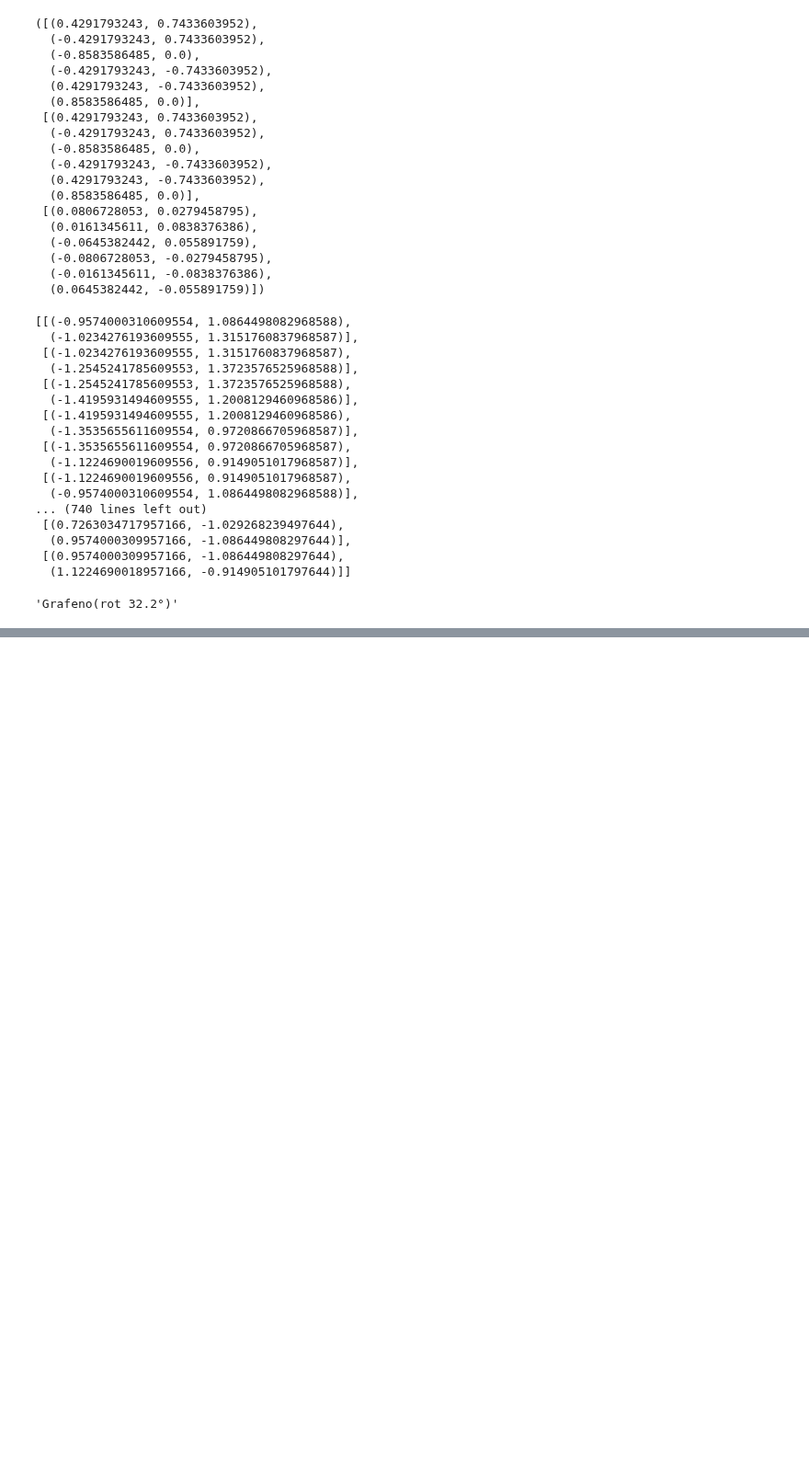
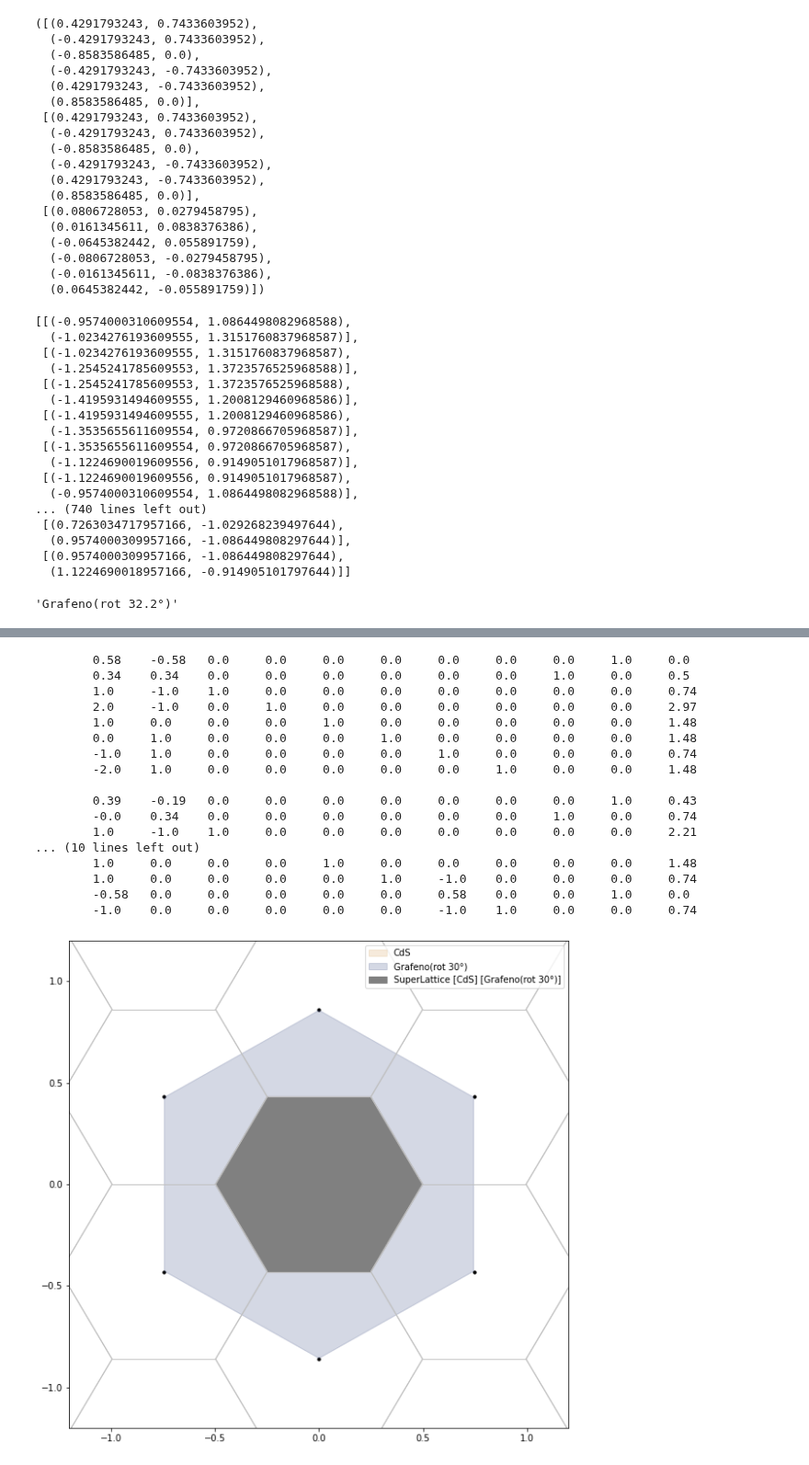
Before and after one commit to OssielAg/SS, a Jupyter notebook: SuperCell/FBZ.ipynb, the cells around one changed output, grey strips where cells are left out. Shown at 92% size. Saved outputs shown, nothing was run; the diff lists cells and outputs as text; code cells hidden in the pictures; blank space fills up the shorter version.

```diff
--- a/SuperCell/FBZ.ipynb
+++ b/SuperCell/FBZ.ipynb
@@ -295,3 +379,24 @@ sR.showme()
+# %%
+pReciprocal(sR,[CdS,gR])
+# %% [output]
+        0.58    -0.58   0.0     0.0     0.0     0.0     0.0     0.0     0.0     1.0     0.0
+        0.34    0.34    0.0     0.0     0.0     0.0     0.0     0.0     1.0     0.0     0.5
+        1.0     -1.0    1.0     0.0     0.0     0.0     0.0     0.0     0.0     0.0     0.74
+        2.0     -1.0    0.0     1.0     0.0     0.0     0.0     0.0     0.0     0.0     2.97
+        1.0     0.0     0.0     0.0     1.0     0.0     0.0     0.0     0.0     0.0     1.48
+        0.0     1.0     0.0     0.0     0.0     1.0     0.0     0.0     0.0     0.0     1.48
+        -1.0    1.0     0.0     0.0     0.0     0.0     1.0     0.0     0.0     0.0     0.74
+        -2.0    1.0     0.0     0.0     0.0     0.0     0.0     1.0     0.0     0.0     1.48
+
+        0.39    -0.19   0.0     0.0     0.0     0.0     0.0     0.0     0.0     1.0     0.43
+        -0.0    0.34    0.0     0.0     0.0     0.0     0.0     0.0     1.0     0.0     0.74
+        1.0     -1.0    1.0     0.0     0.0     0.0     0.0     0.0     0.0     0.0     2.21
+... (10 lines left out)
+        1.0     0.0     0.0     0.0     1.0     0.0     0.0     0.0     0.0     0.0     1.48
+        1.0     0.0     0.0     0.0     0.0     1.0     -1.0    0.0     0.0     0.0     0.74
+        -0.58   0.0     0.0     0.0     0.0     0.0     0.58    0.0     0.0     1.0     0.0
+        -1.0    0.0     0.0     0.0     0.0     0.0     -1.0    1.0     0.0     0.0     0.74
+[figure, added]
 # %%
 g1=grafeno()
 g2=grafeno()
```
Also changed, not shown: parts of 5 cells of this notebook, 8 other files.
